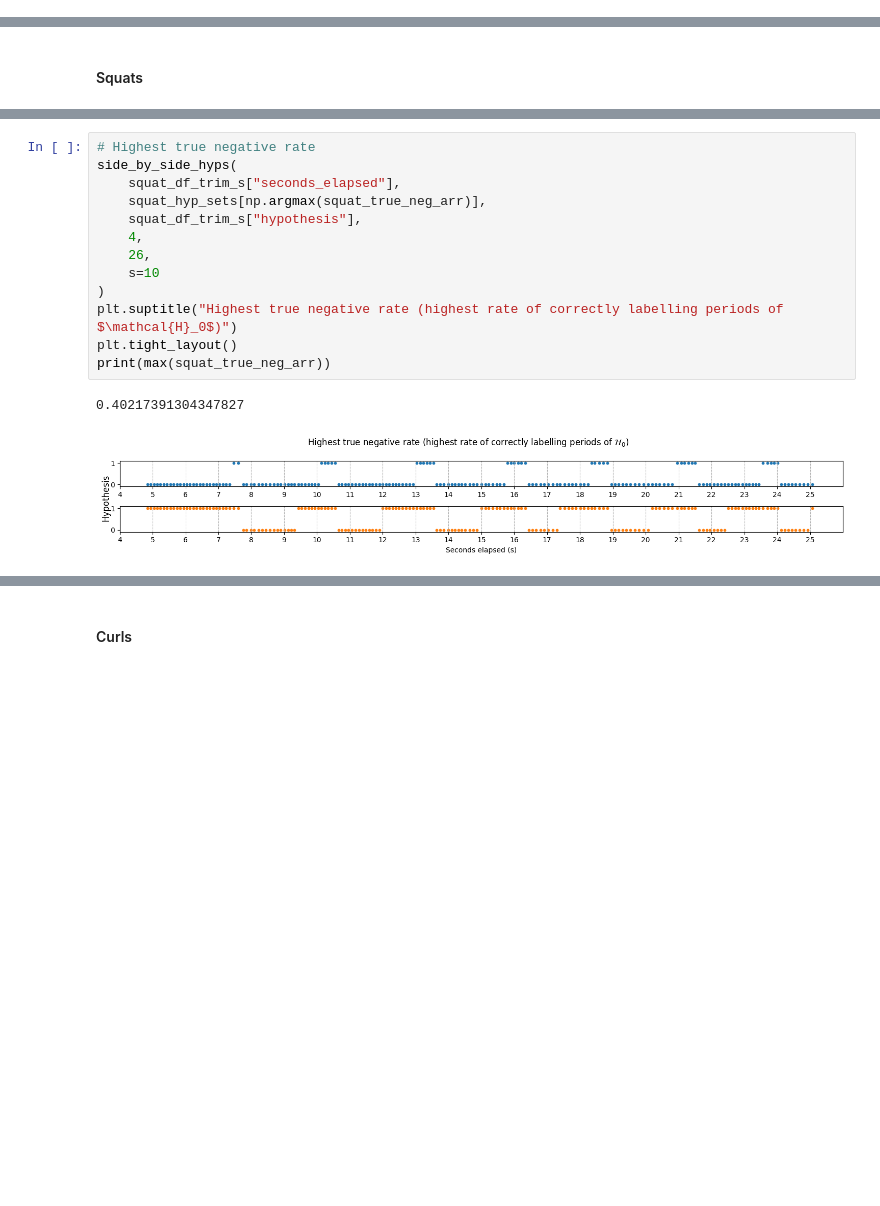
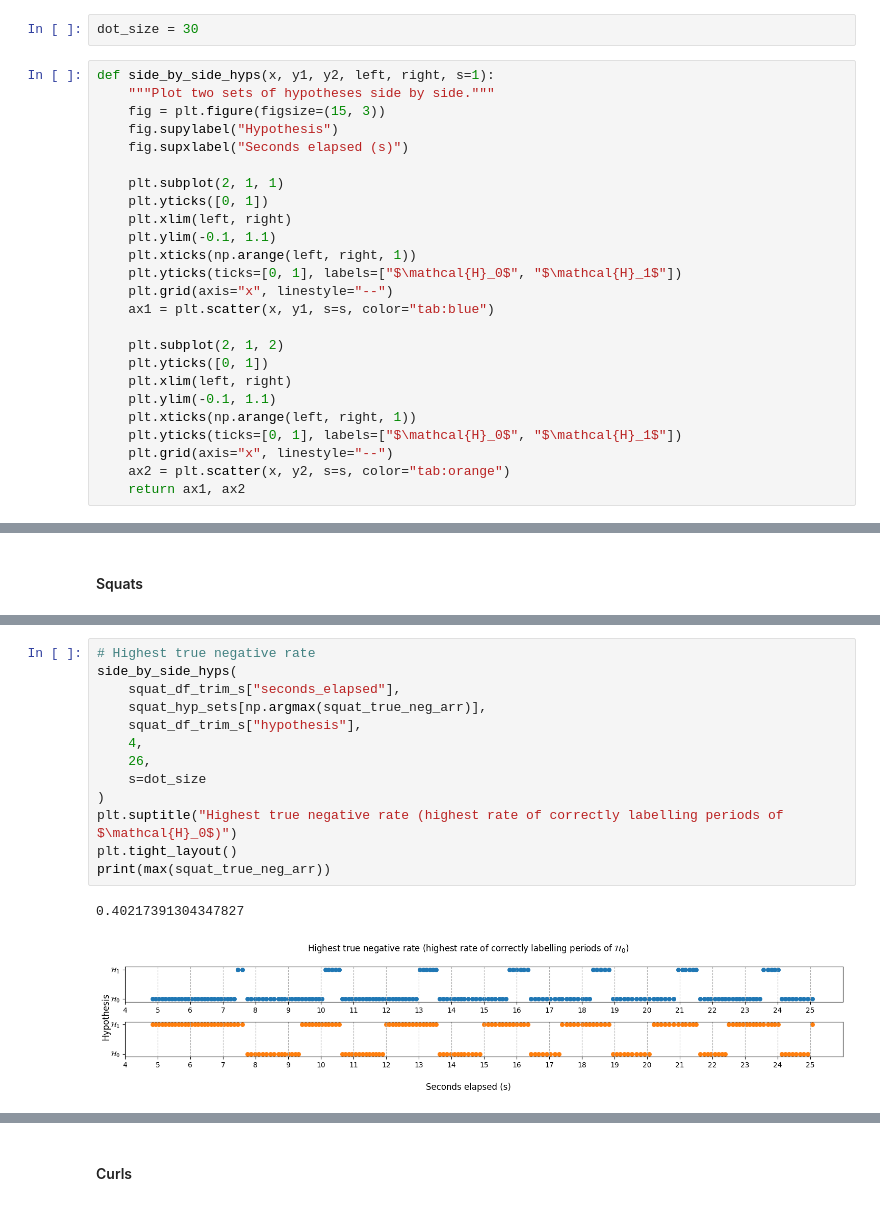
Before and after one commit to sjb296/linear-motion-detection, a Jupyter notebook: main.ipynb, the cells around one changed output, grey strips where cells are left out. Drawn from its saved outputs; the diff is of its cells as text; blank space fills up the shorter version.

Commit message:
Quad plots (need refinement)

```diff
--- a/main.ipynb
+++ b/main.ipynb
@@ -587,2 +627,29 @@ l = plt.ylim(-0.05, 1.05)
 # %% [markdown]
 ### Plot hypotheses
+# %%
+dot_size = 30
+# %%
+def side_by_side_hyps(x, y1, y2, left, right, s=1):
+    """Plot two sets of hypotheses side by side."""
+    fig = plt.figure(figsize=(15, 3))
+    fig.supylabel("Hypothesis")
+    fig.supxlabel("Seconds elapsed (s)")
+
+    plt.subplot(2, 1, 1)
+    plt.yticks([0, 1])
+    plt.xlim(left, right)
+    plt.ylim(-0.1, 1.1)
+    plt.xticks(np.arange(left, right, 1))
+    plt.yticks(ticks=[0, 1], labels=["$\mathcal{H}_0$", "$\mathcal{H}_1$"])
+    plt.grid(axis="x", linestyle="--")
+    ax1 = plt.scatter(x, y1, s=s, color="tab:blue")
+
+    plt.subplot(2, 1, 2)
+    plt.yticks([0, 1])
+    plt.xlim(left, right)
+    plt.ylim(-0.1, 1.1)
+    plt.xticks(np.arange(left, right, 1))
+    plt.yticks(ticks=[0, 1], labels=["$\mathcal{H}_0$", "$\mathcal{H}_1$"])
+    plt.grid(axis="x", linestyle="--")
+    ax2 = plt.scatter(x, y2, s=s, color="tab:orange")
+    return ax1, ax2
@@ -591,19 +721,19 @@ l = plt.ylim(-0.05, 1.05)
 # %%
 # Highest true negative rate
 side_by_side_hyps(
     squat_df_trim_s["seconds_elapsed"],
     squat_hyp_sets[np.argmax(squat_true_neg_arr)],
     squat_df_trim_s["hypothesis"],
     4,
     26,
-    s=10
+    s=dot_size
 )
 plt.suptitle("Highest true negative rate (highest rate of correctly labelling periods of $\mathcal{H}_0$)")
 plt.tight_layout()
 print(max(squat_true_neg_arr))
 # %% [output]
 0.40217391304347827
-[figure, old version]
+[figure, new version]
 # %%
 # Lowest false positive rate
 side_by_side_hyps(
```
Also changed, not shown: parts of 42 cells of this notebook.
